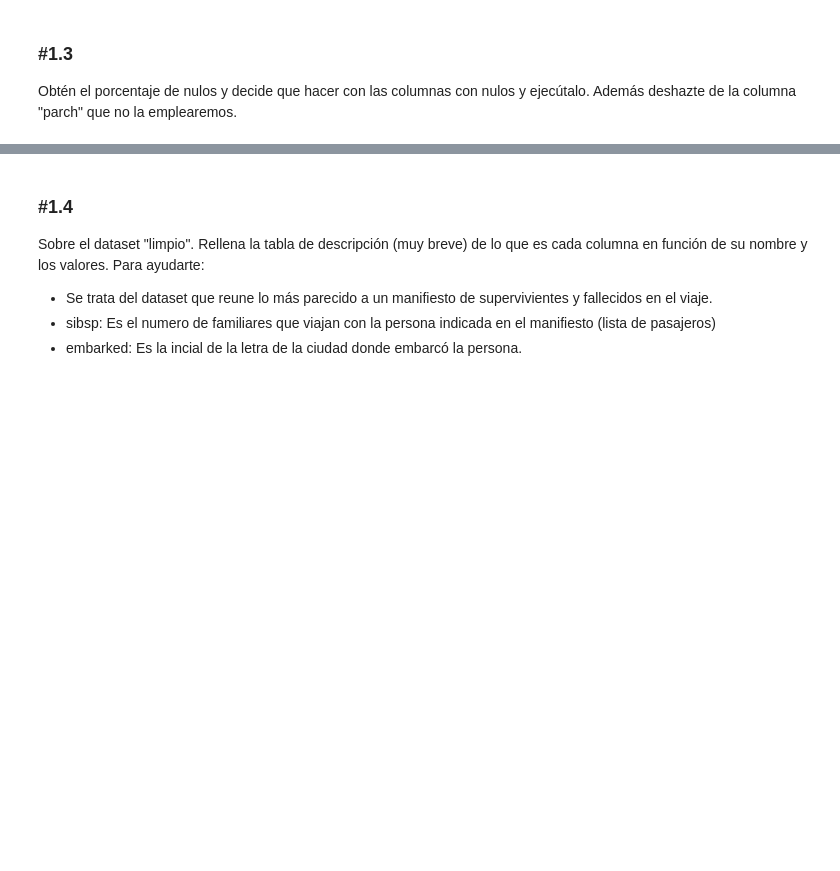
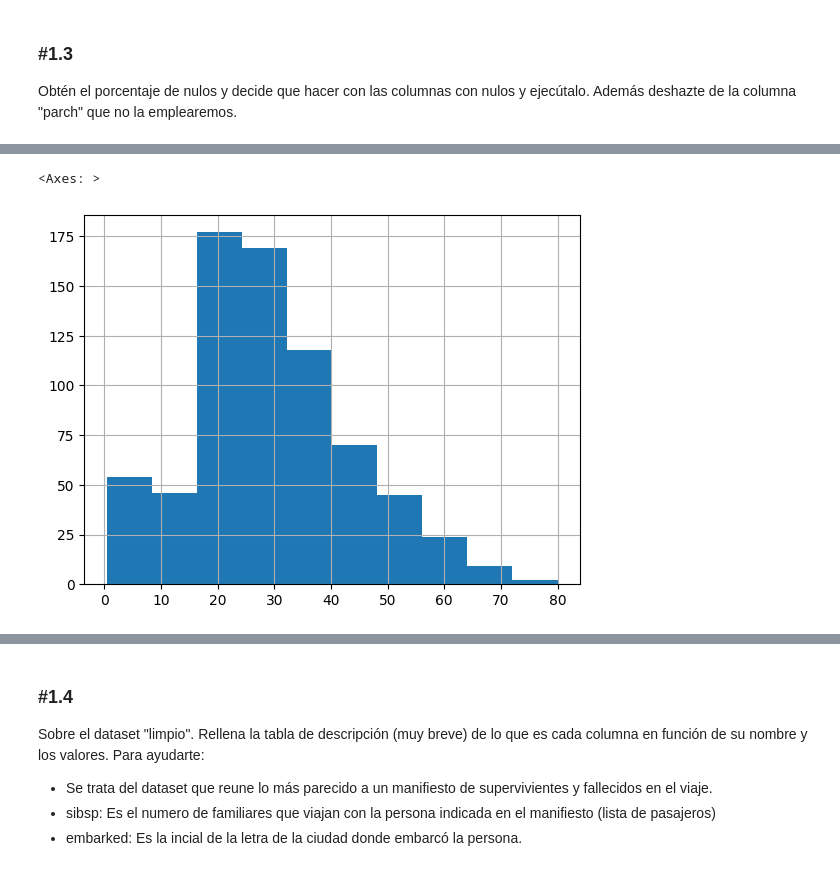
Before and after one commit to Javidalin/Data_Science_Bootcamp, a Jupyter notebook: DS_Online_Octubre24/03_Analisis_de_Datos/Sprint_07/Unidad_01/Practica_Obligatoria/18_Practica_Obligatoria_Univariante.ipynb, the cells around one changed output, grey strips where cells are left out. Saved outputs shown, nothing was run; the diff lists cells and outputs as text; code cells hidden in the pictures; blank space fills up the shorter version.

```diff
--- a/DS_Online_Octubre24/03_Analisis_de_Datos/Sprint_07/Unidad_01/Practica_Obligatoria/18_Practica_Obligatoria_Univariante.ipynb
+++ b/DS_Online_Octubre24/03_Analisis_de_Datos/Sprint_07/Unidad_01/Practica_Obligatoria/18_Practica_Obligatoria_Univariante.ipynb
@@ -87,23 +86,3 @@ dtype: int64
 ### #1.3
 
 Obtén el porcentaje de nulos y decide que hacer con las columnas con nulos y ejecútalo. Además deshazte de la columna "parch" que no la emplearemos.
-# %%
-nulos_porcentaje = df_titanic.isnull().mean() * 100
-
-# Eliminar columnas con demasiados nulos (>50%)
-columnas_a_eliminar = nulos_porcentaje[nulos_porcentaje > 50].index
-df_titanic = df_titanic.drop(columns=columnas_a_eliminar)
-
-# Rellenar columnas con pocos nulos (<=50%)
-for columna in nulos_porcentaje[nulos_porcentaje <= 50].index:
-    if df_titanic[columna].dtype in ["float64", "int64"]:
-        # Rellenar valores numéricos con la media
-        df_titanic[columna].fillna(df_titanic[columna].mean(), inplace=True)
-    else:
-        # Rellenar valores categóricos con la moda
-        df_titanic[columna].fillna(df_titanic[columna].mode()[0], inplace=True)
-
-# Eliminar la columna "parch"
-# df_titanic = df_titanic.drop(columns=["parch"]) -- Comentada ya que da error, se debe a que tenia un alto porcentaje de nulos y se elimino en el for anterior.
-
-df_titanic
@@ -135,0 +108,5 @@ For example, when doing 'df[col].method(value, inplace=True)', try using 'df.met
+# %%
+df_titanic.age.hist()
+# %% [output]
+<Axes: >
+[figure, added]
```
Also changed, not shown: parts of 11 cells of this notebook, 1 other file.
